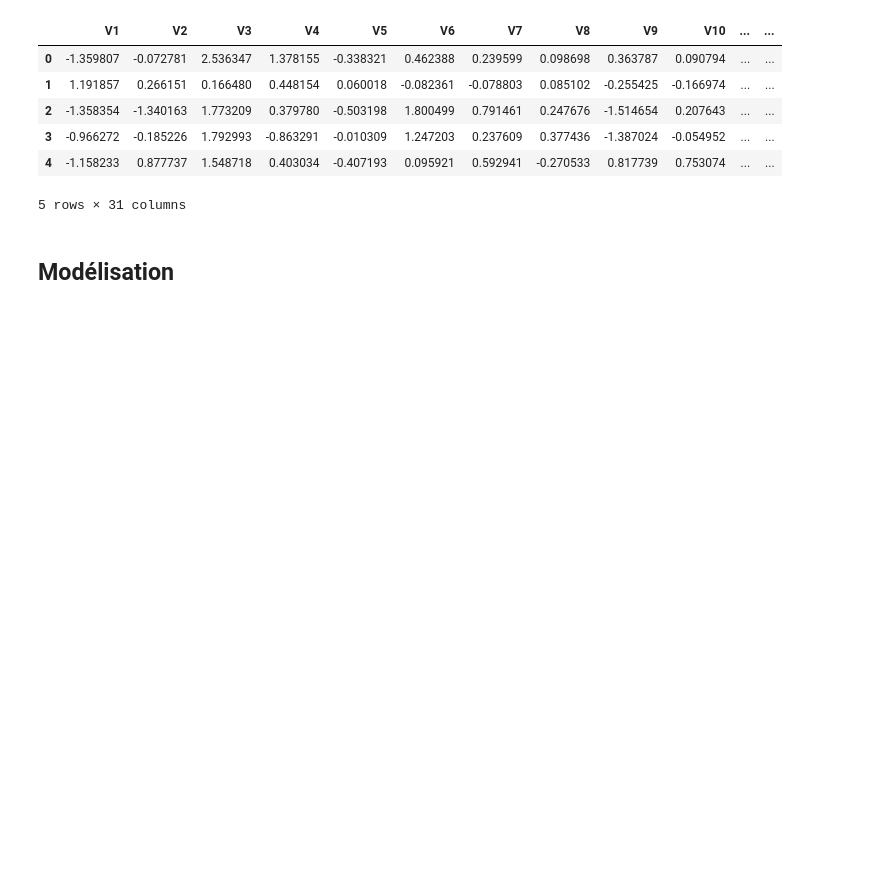
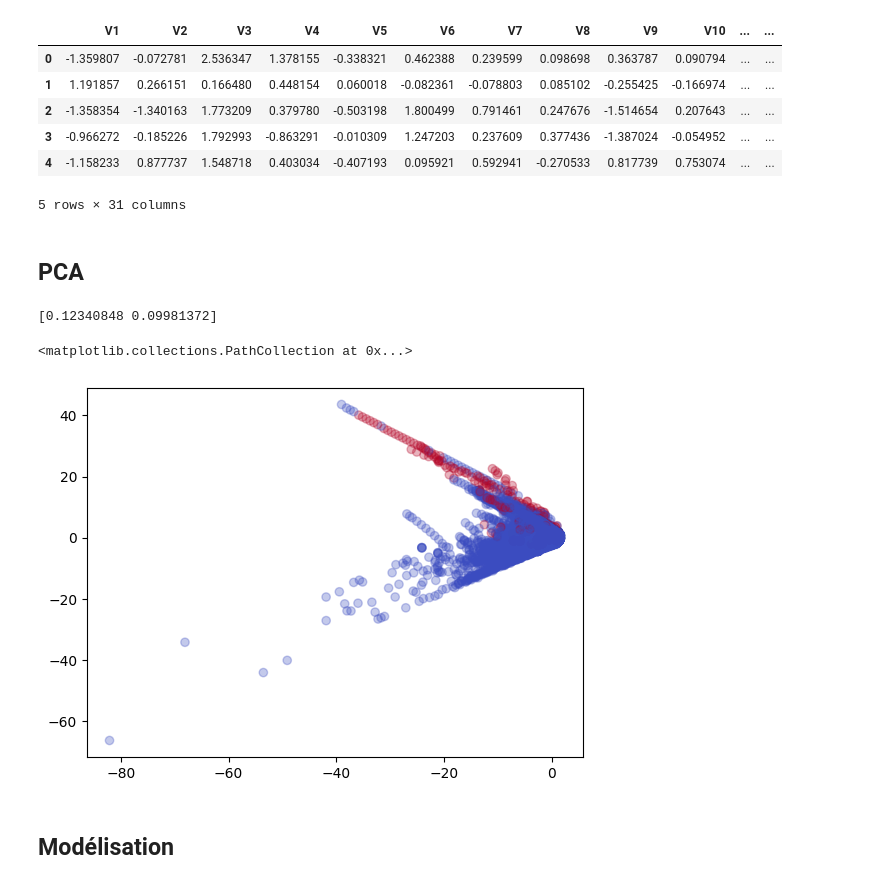
Before and after one commit to aesthlu/fraud_detection, a Jupyter notebook: AML.ipynb, the cells around one changed output. Drawn from its saved outputs; the diff is of its cells as text; code cells hidden in the pictures; blank space fills up the shorter version.

```diff
--- a/AML.ipynb
+++ b/AML.ipynb
@@ -73,3 +74,5 @@ df.head()
 | 3 | -0.966272 | -0.185226 | 1.792993 | -0.863291 | -0.010309 | 1.247203 | 0.237609 | 0.377436 | -1.387024 | -0.054952 | ... | ... |
 | 4 | -1.158233 | 0.877737 | 1.548718 | 0.403034 | -0.407193 | 0.095921 | 0.592941 | -0.270533 | 0.817739 | 0.753074 | ... | ... |
 5 rows × 31 columns
+# %% [markdown]
+## PCA
@@ -76,3 +82,14 @@ df.head()
+# %%
+from sklearn.decomposition import PCA
+
+pca = PCA(n_components=2)
+X_pca = pca.fit_transform(X)
+print(pca.explained_variance_ratio_)
+plt.scatter(X_pca[:,0], X_pca[:,1], c=y, cmap='coolwarm', alpha=0.3)
+# %% [output]
+[0.12340848 0.09981372]
+<matplotlib.collections.PathCollection at 0x...>
+[figure, added]
 # %% [markdown]
 ## Modélisation
 # %%
```
Also changed, not shown: parts of 10 cells of this notebook.
